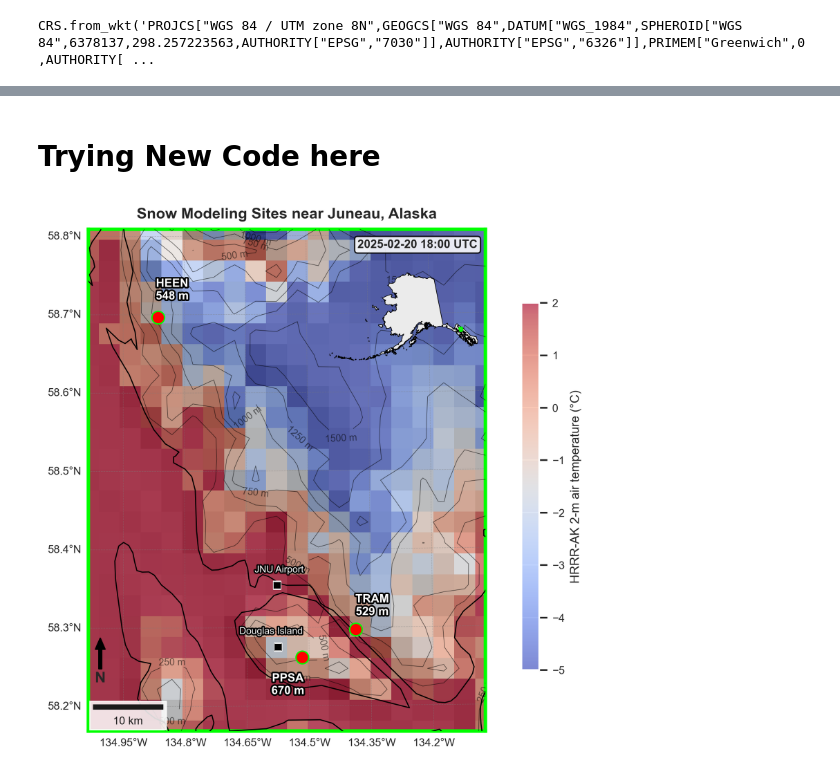
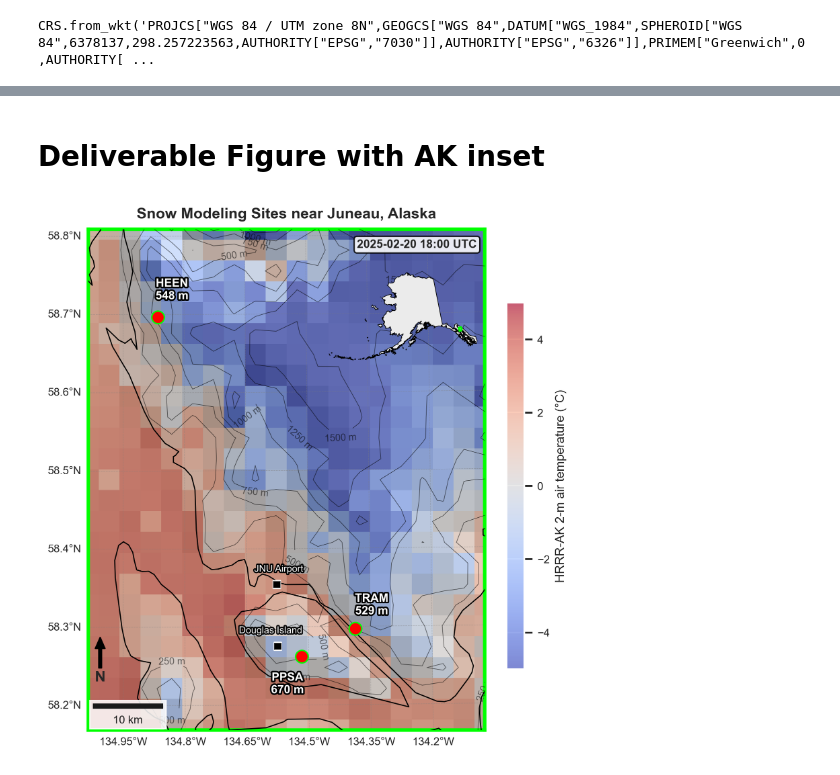
Before and after one commit to cassielumbrazo/snow_model_forcing, a Jupyter notebook: large_juneau_domain/3_large_juneau_domain_sites_figure_v2.ipynb, the cells around one changed output, grey strips where cells are left out. Cells and saved outputs as stored; diff of their text form; code cells hidden in the pictures.

```diff
--- a/large_juneau_domain/3_large_juneau_domain_sites_figure_v2.ipynb
+++ b/large_juneau_domain/3_large_juneau_domain_sites_figure_v2.ipynb
@@ -190,5 +89,5 @@ Attributes:
-# %% [markdown]
-# Trying New Code here
+# %% [markdown]
+# Deliverable Figure with AK inset
 # %%
 import numpy as np
 import pandas as pd
@@ -201,6 +100,7 @@ from shapely.geometry import Point, box
 
 import cartopy.crs as ccrs
 import cartopy.feature as cfeature
+from matplotlib.colors import TwoSlopeNorm
 
 
 # =============================================================================
@@ -211,7 +111,13 @@ plot_time = pd.to_datetime("2025-02-20T18:00:00")
 
 show_temperature = True      # True = overlay HRRR-AK TA; False = topo-only map
 temp_min = -5
-temp_max = 2
+temp_max = 5
+
+temp_norm = TwoSlopeNorm(
+    vmin=temp_min,
+    vcenter=0,
+    vmax=temp_max
+)
 
 alaska_shp = '/hdd/snow_hydrology/shape_files/alaska_censusdotgov.shp'   # dropped it in here for now
 
@@ -297,7 +203,7 @@ ax_inset = fig.add_axes(
 
 # Move colorbar closer to main map
 # cax = fig.add_axes([0.805, 0.20, 0.025, 0.60])
-cax = fig.add_axes([0.77, 0.20, 0.025, 0.60]) # trying to move it closer
+cax = fig.add_axes([0.75, 0.20, 0.025, 0.60]) # trying to move it closer
 
 
 # =============================================================================
@@ -316,10 +222,9 @@ ax.pcolormesh(
 if show_temperature:
     im = ax.pcolormesh(
         x, y, temp.values,
-        cmap="coolwarm",
+        cmap="coolwarm", # "RdBu_r" or coolwarm
         shading="auto",
-        vmin=temp_min,
-        vmax=temp_max,
+        norm=temp_norm,
         transform=proj,
         alpha=0.62,
         zorder=2,
@@ -582,31 +487,31 @@ for spine in ax.spines.values():
     spine.set_visible(True)
     spine.set_edgecolor("lime")
     spine.set_linewidth(2.5)
 
 
 # =============================================================================
 # TITLE / EXPORT
 # =============================================================================
 
 ax.set_title(
     "Snow Modeling Sites near Juneau, Alaska",
     fontsize=11,
     fontweight="bold",
     pad=8,
 )
 
 # plt.savefig(
 #     "figure_site_map_juneau_topography_temperature.pdf",
 #     dpi=300,
 #     bbox_inches="tight",
 # )
 
 # plt.savefig(
 #     "figure_site_map_juneau_topography_temperature.png",
 #     dpi=300,
 #     bbox_inches="tight",
 # )
 
 plt.show()
 # %% [output]
-[figure, old version]
+[figure, new version]
```
Also changed, not shown: parts of 10 cells of this notebook.
